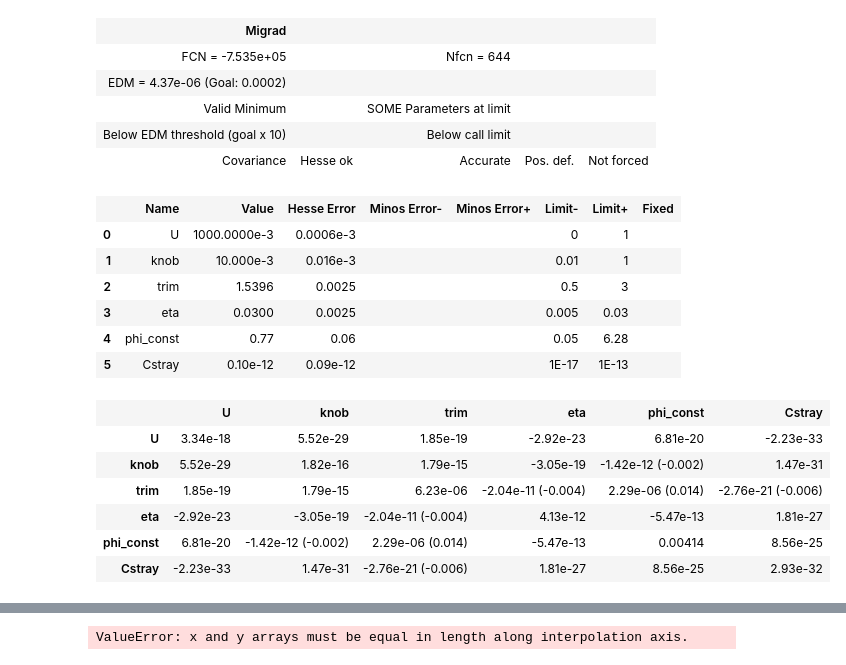
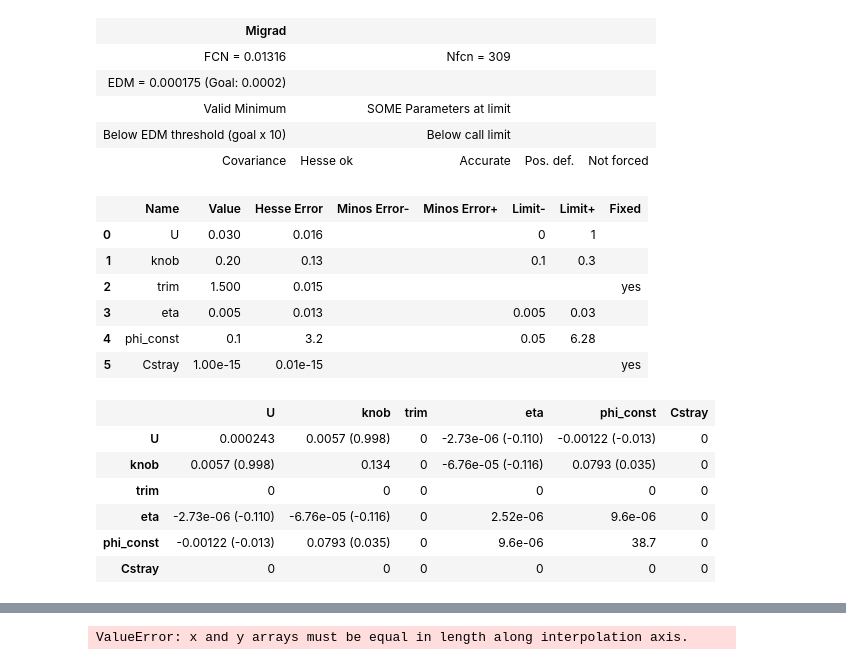
Before and after one commit to uva-spin/ANN-NMR, a Jupyter notebook: Q-Meter_Minuit_Fitting/Minuit Fitting.ipynb, the cells around one changed output, grey strips where cells are left out. Cells and saved outputs as stored; diff of their text form; code cells hidden in the pictures.

```diff
--- a/Q-Meter_Minuit_Fitting/Minuit Fitting.ipynb
+++ b/Q-Meter_Minuit_Fitting/Minuit Fitting.ipynb
@@ -93,7 +93,7 @@ def QCurve(signal,U,knob,trim,eta,phi_const,Cstray):
     k_range = 5000
 
     scansize = .25
-    ranger = 0
+    ranger = 1
 
     I = U*1000/R #Ideal constant current, mA
 
@@ -342,7 +343,9 @@ plt.plot(f,baseline)
 # %%
 def chi_squared(U,knob,trim,eta,phi_const,Cstray):
-    chi_squared = stat.chisquare(QCurve(f,U,knob,trim,eta,phi_const,Cstray),baseline)
-    return abs(chi_squared[0])
+    sim = np.array(QCurve(f,U,knob,trim,eta,phi_const,Cstray))
+    exp = np.array(V)
+    chi_squared = np.sum((sim - exp)**2)
+    return chi_squared
 
 
 print(chi_squared(U,knob,trim,eta,phi_const,Cstray))
@@ -351,36 +354,42 @@ print(chi_squared(U,knob,trim,eta,phi_const,Cstray))
 # %%
 fit = Minuit(chi_squared,U = 0.1, knob= 0.1372,trim= 1.5,eta= 0.0104,phi_const= 6.1319,Cstray= 10**(-15))
 
 fit.limits['U'] = (0,1)
-fit.limits['knob'] = (.01,1)
-fit.limits['trim'] = (.5,3)
+fit.limits['knob'] = (.1,.3)
+# fit.limits['trim'] = (.5,3)
 fit.limits['eta'] = (0.005,.03)
 fit.limits['phi_const'] = (.05,2*np.pi)
-fit.limits['Cstray'] = (10**(-17), 10**(-13))
+# fit.limits['Cstray'] = (10**(-20), 10**(-10))
+# fit.fixed['U'] = True
+# fit.fixed['knob'] = True
+fit.fixed['trim'] = True
+# fit.fixed['eta'] = True
+# fit.fixed['phi_const'] = True
+fit.fixed['Cstray'] = True
 
 fit.migrad()
 fit.hesse()
 # print(np.array(fit.values))
 # print(np.array(fit.errors))
 # %% [output]
 | Migrad |  |  |  |  |
-| FCN = -7.535e+05 |  | Nfcn = 644 |  |  |
-| EDM = 4.37e-06 (Goal: 0.0002) |  |  |  |  |
+| FCN = 0.01316 |  | Nfcn = 309 |  |  |
+| EDM = 0.000175 (Goal: 0.0002) |  |  |  |  |
 | Valid Minimum |  | SOME Parameters at limit |  |  |
 | Below EDM threshold (goal x 10) |  | Below call limit |  |  |
 | Covariance | Hesse ok | Accurate | Pos. def. | Not forced |
 |  | Name | Value | Hesse Error | Minos Error- | Minos Error+ | Limit- | Limit+ | Fixed |
-| 0 | U | 1000.0000e-3 | 0.0006e-3 |  |  | 0 | 1 |  |
-| 1 | knob | 10.000e-3 | 0.016e-3 |  |  | 0.01 | 1 |  |
-| 2 | trim | 1.5396 | 0.0025 |  |  | 0.5 | 3 |  |
-| 3 | eta | 0.0300 | 0.0025 |  |  | 0.005 | 0.03 |  |
-| 4 | phi_const | 0.77 | 0.06 |  |  | 0.05 | 6.28 |  |
-| 5 | Cstray | 0.10e-12 | 0.09e-12 |  |  | 1E-17 | 1E-13 |  |
+| 0 | U | 0.030 | 0.016 |  |  | 0 | 1 |  |
+| 1 | knob | 0.20 | 0.13 |  |  | 0.1 | 0.3 |  |
+| 2 | trim | 1.500 | 0.015 |  |  |  |  | yes |
+| 3 | eta | 0.005 | 0.013 |  |  | 0.005 | 0.03 |  |
+| 4 | phi_const | 0.1 | 3.2 |  |  | 0.05 | 6.28 |  |
+| 5 | Cstray | 1.00e-15 | 0.01e-15 |  |  |  |  | yes |
 |  | U | knob | trim | eta | phi_const | Cstray |
-| U | 3.34e-18 | 5.52e-29 | 1.85e-19 | -2.92e-23 | 6.81e-20 | -2.23e-33 |
-| knob | 5.52e-29 | 1.82e-16 | 1.79e-15 | -3.05e-19 | -1.42e-12 (-0.002) | 1.47e-31 |
-| trim | 1.85e-19 | 1.79e-15 | 6.23e-06 | -2.04e-11 (-0.004) | 2.29e-06 (0.014) | -2.76e-21 (-0.006) |
-| eta | -2.92e-23 | -3.05e-19 | -2.04e-11 (-0.004) | 4.13e-12 | -5.47e-13 | 1.81e-27 |
-| phi_const | 6.81e-20 | -1.42e-12 (-0.002) | 2.29e-06 (0.014) | -5.47e-13 | 0.00414 | 8.56e-25 |
-| Cstray | -2.23e-33 | 1.47e-31 | -2.76e-21 (-0.006) | 1.81e-27 | 8.56e-25 | 2.93e-32 |
+| U | 0.000243 | 0.0057 (0.998) | 0 | -2.73e-06 (-0.110) | -0.00122 (-0.013) | 0 |
+| knob | 0.0057 (0.998) | 0.134 | 0 | -6.76e-05 (-0.116) | 0.0793 (0.035) | 0 |
+| trim | 0 | 0 | 0 | 0 | 0 | 0 |
+| eta | -2.73e-06 (-0.110) | -6.76e-05 (-0.116) | 0 | 2.52e-06 | 9.6e-06 | 0 |
+| phi_const | -0.00122 (-0.013) | 0.0793 (0.035) | 0 | 9.6e-06 | 38.7 | 0 |
+| Cstray | 0 | 0 | 0 | 0 | 0 | 0 |
 # %%
```
Also changed, not shown: parts of 5 cells of this notebook.
